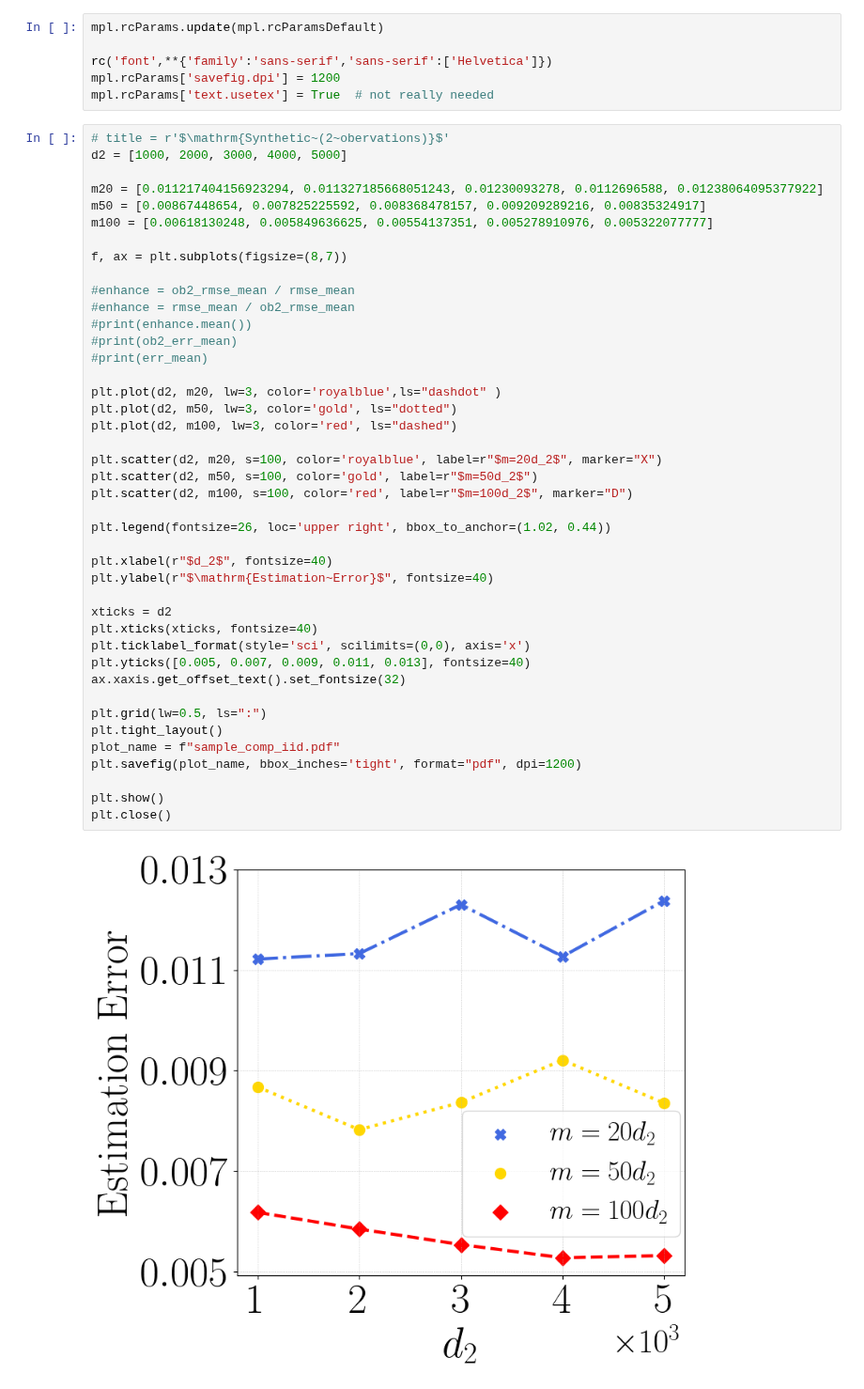
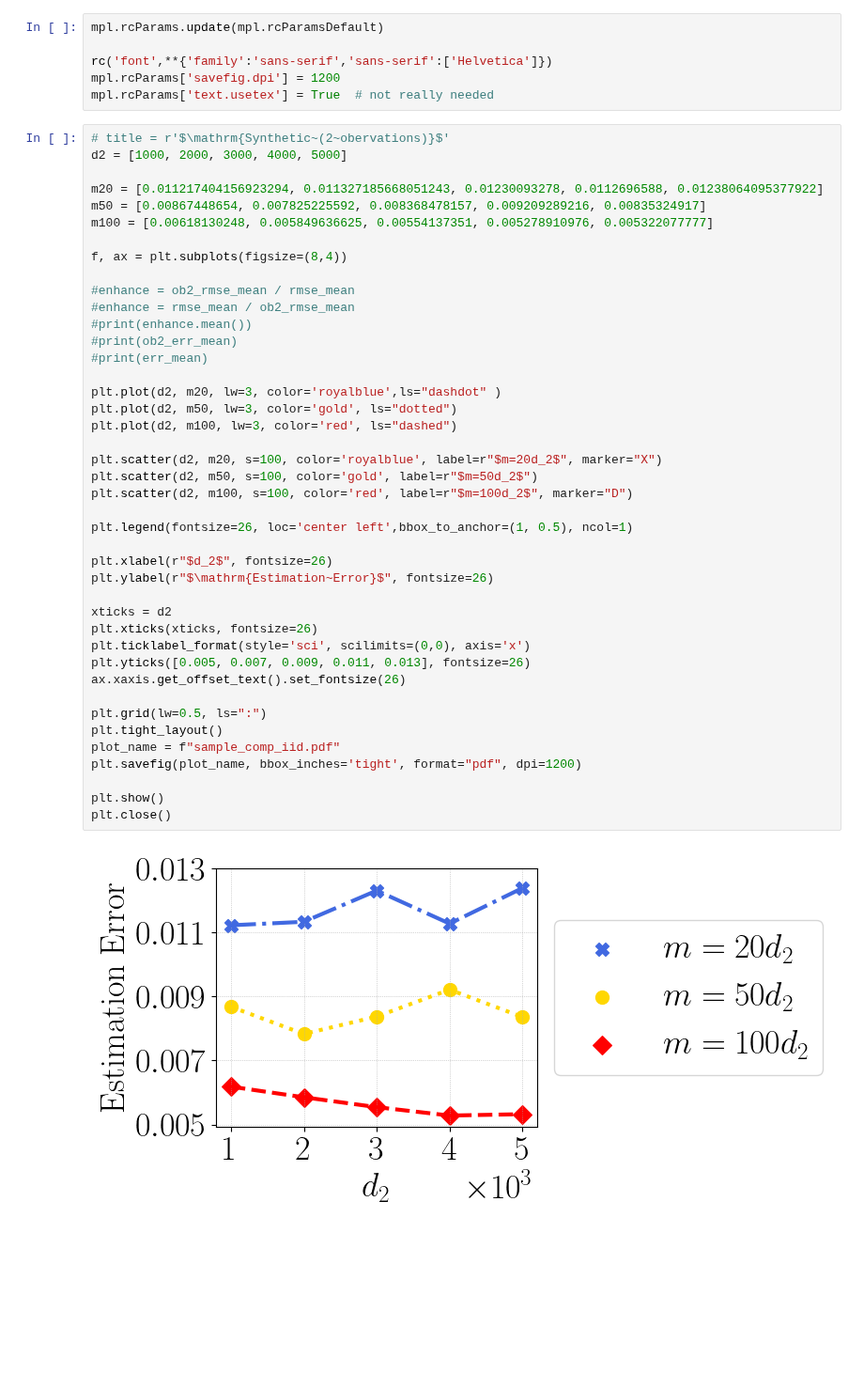
Before and after one commit to VirtuosoResearch/Matrix-completion-from-ultrasparse-samples, a Jupyter notebook: revised_figures/sample_comp.ipynb, the cells around one changed output. Shown at 94% size. Drawn from its saved outputs; the diff is of its cells as text; blank space fills up the shorter version.

Commit message:
figures

```diff
--- a/revised_figures/sample_comp.ipynb
+++ b/revised_figures/sample_comp.ipynb
@@ -20,42 +20,42 @@ m20 = [0.011217404156923294, 0.011327185668051243, 0.01230093278, 0.0112696588,
 m50 = [0.00867448654, 0.007825225592, 0.008368478157, 0.009209289216, 0.00835324917]
 m100 = [0.00618130248, 0.005849636625, 0.00554137351, 0.005278910976, 0.005322077777]
 
-f, ax = plt.subplots(figsize=(8,7))
+f, ax = plt.subplots(figsize=(8,4))
 
 #enhance = ob2_rmse_mean / rmse_mean
 #enhance = rmse_mean / ob2_rmse_mean
 #print(enhance.mean())
 #print(ob2_err_mean)
 #print(err_mean)
 
 plt.plot(d2, m20, lw=3, color='royalblue',ls="dashdot" )
 plt.plot(d2, m50, lw=3, color='gold', ls="dotted")
 plt.plot(d2, m100, lw=3, color='red', ls="dashed")
 
 plt.scatter(d2, m20, s=100, color='royalblue', label=r"$m=20d_2$", marker="X")
 plt.scatter(d2, m50, s=100, color='gold', label=r"$m=50d_2$")
 plt.scatter(d2, m100, s=100, color='red', label=r"$m=100d_2$", marker="D")
 
-plt.legend(fontsize=26, loc='upper right', bbox_to_anchor=(1.02, 0.44))
+plt.legend(fontsize=26, loc='center left',bbox_to_anchor=(1, 0.5), ncol=1)
 
-plt.xlabel(r"$d_2$", fontsize=40)
-plt.ylabel(r"$\mathrm{Estimation~Error}$", fontsize=40)
+plt.xlabel(r"$d_2$", fontsize=26)
+plt.ylabel(r"$\mathrm{Estimation~Error}$", fontsize=26)
 
 xticks = d2
-plt.xticks(xticks, fontsize=40)
+plt.xticks(xticks, fontsize=26)
 plt.ticklabel_format(style='sci', scilimits=(0,0), axis='x')
-plt.yticks([0.005, 0.007, 0.009, 0.011, 0.013], fontsize=40)
-ax.xaxis.get_offset_text().set_fontsize(32)
+plt.yticks([0.005, 0.007, 0.009, 0.011, 0.013], fontsize=26)
+ax.xaxis.get_offset_text().set_fontsize(26)
 
 plt.grid(lw=0.5, ls=":")
 plt.tight_layout()
 plot_name = f"sample_comp_iid.pdf"
 plt.savefig(plot_name, bbox_inches='tight', format="pdf", dpi=1200)
 
 plt.show()
 plt.close()
 # %% [output]
-[figure, old version]
+[figure, new version]
 # %%
 # title = r'$\mathrm{Synthetic~(2~obervations)}$'
 d2 = [1000, 2000, 3000, 4000, 5000]
```
Also changed, not shown: parts of 1 cell of this notebook.
